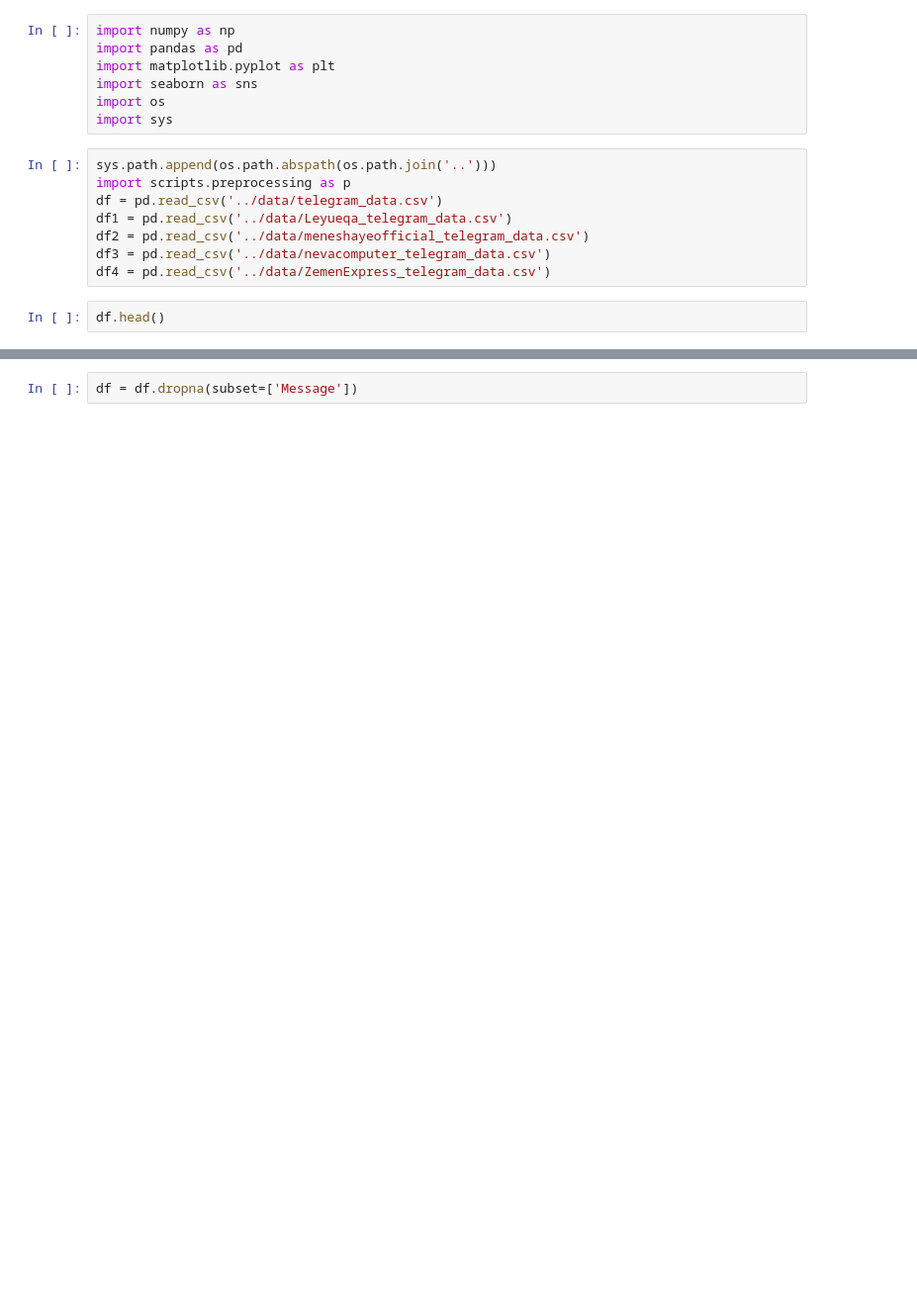
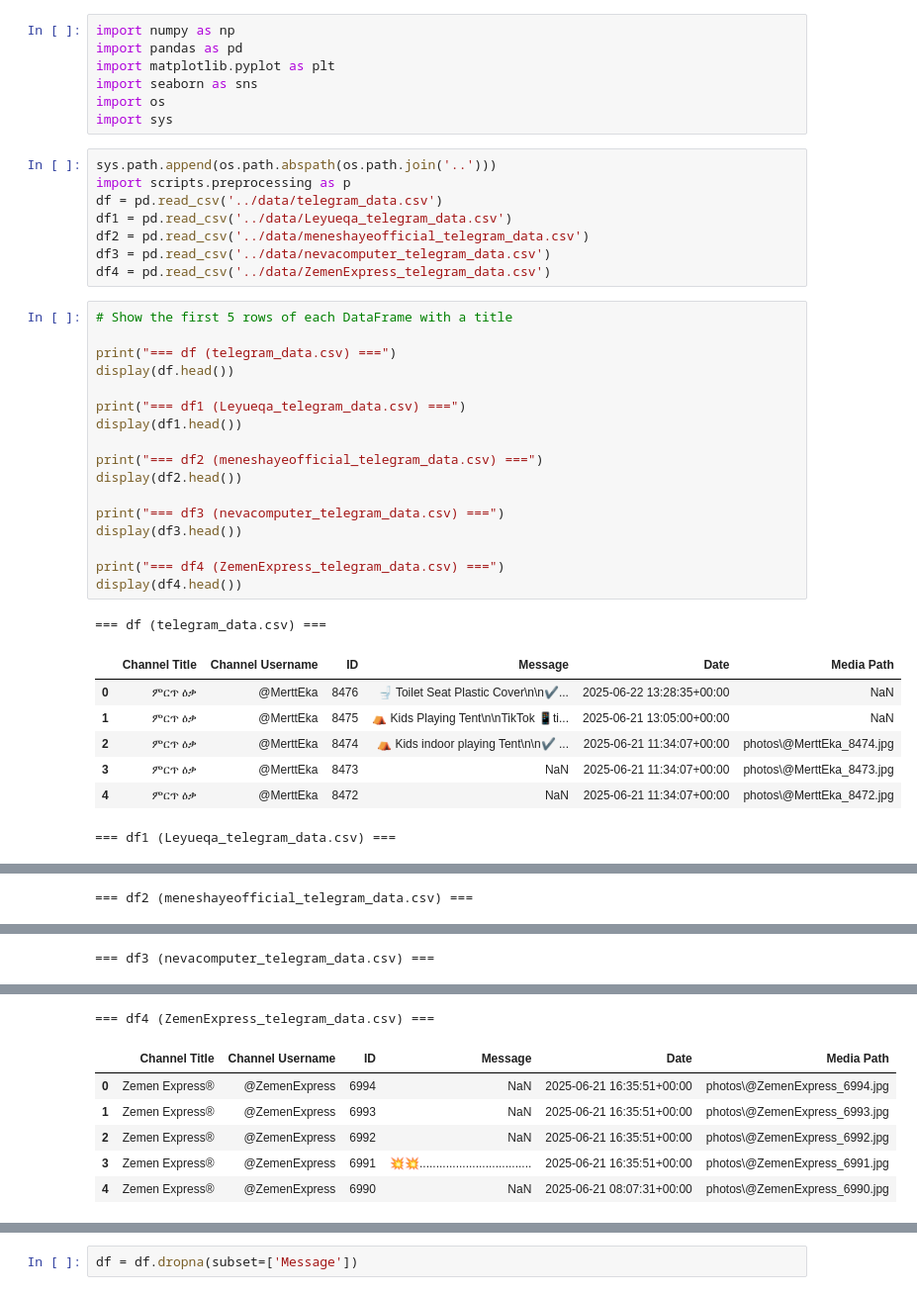
Before and after one commit to sami4Teferi/Amharic-NERLLM-Model, a Jupyter notebook: notebooks/preprocessing.ipynb, the cells around one changed output, grey strips where cells are left out. Shown at 99% size. Drawn from its saved outputs; the diff is of its cells as text; blank space fills up the shorter version.

```diff
--- a/notebooks/preprocessing.ipynb
+++ b/notebooks/preprocessing.ipynb
@@ -14,4 +14,28 @@ df2 = pd.read_csv('../data/meneshayeofficial_telegram_data.csv')
 df3 = pd.read_csv('../data/nevacomputer_telegram_data.csv')
 df4 = pd.read_csv('../data/ZemenExpress_telegram_data.csv')
 # %%
-df.head()
+# Show the first 5 rows of each DataFrame with a title
+
+print("=== df (telegram_data.csv) ===")
+display(df.head())
+
+print("=== df1 (Leyueqa_telegram_data.csv) ===")
+display(df1.head())
+
+print("=== df2 (meneshayeofficial_telegram_data.csv) ===")
+display(df2.head())
+
+print("=== df3 (nevacomputer_telegram_data.csv) ===")
+display(df3.head())
+
+print("=== df4 (ZemenExpress_telegram_data.csv) ===")
+display(df4.head())
+# %% [output]
+=== df (telegram_data.csv) ===
+|  | Channel Title | Channel Username | ID | Message | Date | Media Path |
+| 0 | ምርጥ ዕቃ | @MerttEka | 8476 | 🚽 Toilet Seat Plastic Cover\n\n✔️... | 2025-06-22 13:28:35+00:00 | NaN |
+| 1 | ምርጥ ዕቃ | @MerttEka | 8475 | ⛺ Kids Playing Tent\n\nTikTok 📱ti... | 2025-06-21 13:05:00+00:00 | NaN |
+| 2 | ምርጥ ዕቃ | @MerttEka | 8474 | ⛺ Kids indoor playing Tent\n\n✔️ ... | 2025-06-21 11:34:07+00:00 | photos\@MerttEka_8474.jpg |
+| 3 | ምርጥ ዕቃ | @MerttEka | 8473 | NaN | 2025-06-21 11:34:07+00:00 | photos\@MerttEka_8473.jpg |
+| 4 | ምርጥ ዕቃ | @MerttEka | 8472 | NaN | 2025-06-21 11:34:07+00:00 | photos\@MerttEka_8472.jpg |
+=== df1 (Leyueqa_telegram_data.csv) ===
@@ -17,0 +48 @@ df.head()
+=== df2 (meneshayeofficial_telegram_data.csv) ===
@@ -17,0 +55 @@ df.head()
+=== df3 (nevacomputer_telegram_data.csv) ===
@@ -18 +62,8 @@ df.head()
+=== df4 (ZemenExpress_telegram_data.csv) ===
+|  | Channel Title | Channel Username | ID | Message | Date | Media Path |
+| 0 | Zemen Express® | @ZemenExpress | 6994 | NaN | 2025-06-21 16:35:51+00:00 | photos\@ZemenExpress_6994.jpg |
+| 1 | Zemen Express® | @ZemenExpress | 6993 | NaN | 2025-06-21 16:35:51+00:00 | photos\@ZemenExpress_6993.jpg |
+| 2 | Zemen Express® | @ZemenExpress | 6992 | NaN | 2025-06-21 16:35:51+00:00 | photos\@ZemenExpress_6992.jpg |
+| 3 | Zemen Express® | @ZemenExpress | 6991 | 💥💥.................................. | 2025-06-21 16:35:51+00:00 | photos\@ZemenExpress_6991.jpg |
+| 4 | Zemen Express® | @ZemenExpress | 6990 | NaN | 2025-06-21 08:07:31+00:00 | photos\@ZemenExpress_6990.jpg |
 # %%
```
Also changed, not shown: parts of 14 cells of this notebook, 2 other files.
